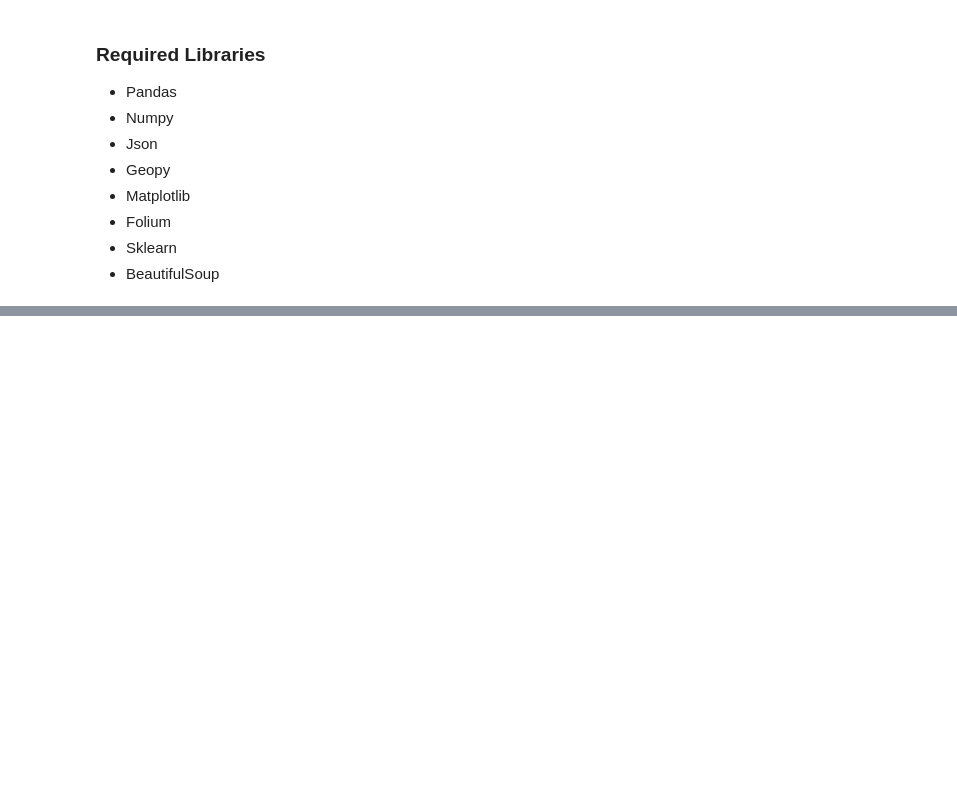
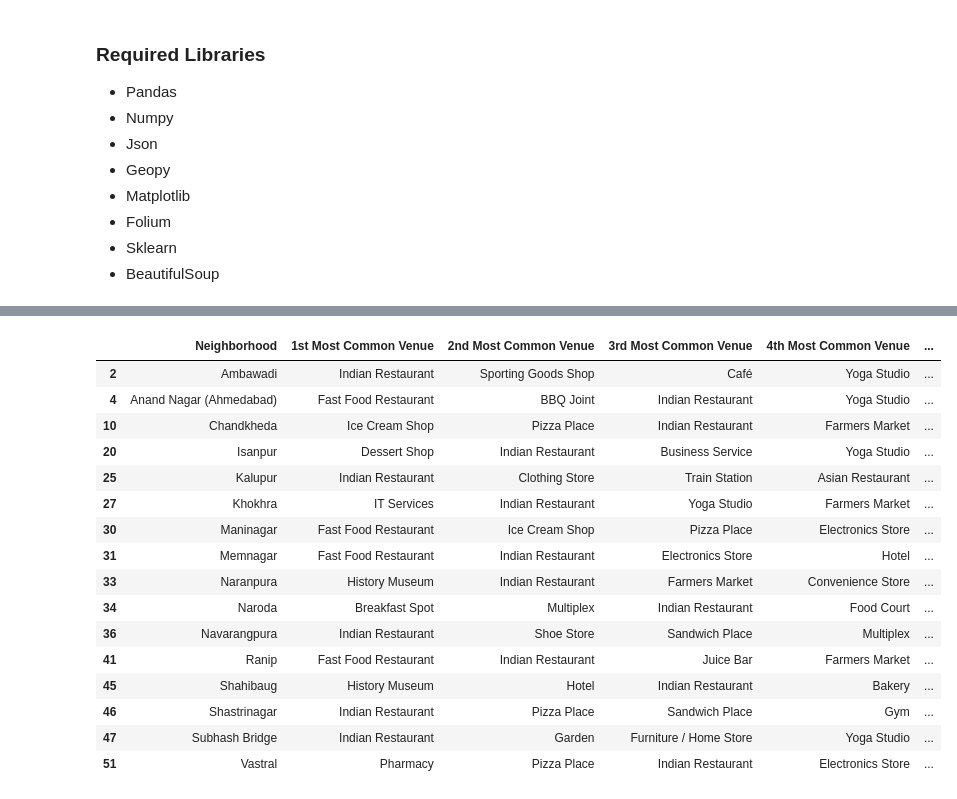
Before and after one commit to aawez/Neighborhoods-of-Ahmedabad, a Jupyter notebook: Clustering Neighborhoods of Ahmedabad.ipynb, the cells around one changed output, grey strips where cells are left out. Cells and saved outputs as stored; diff of their text form; code cells hidden in the pictures; blank space fills up the shorter version.

```diff
--- a/Clustering Neighborhoods of Ahmedabad.ipynb
+++ b/Clustering Neighborhoods of Ahmedabad.ipynb
@@ -19,0 +542,21 @@ First, we have to find out all the Neighborhoods of Ahmedabad. We will web scrap
+# %%
+cluster2 = ahmedabad_merged.loc[ahmedabad_merged['Cluster Labels'] == 1, ahmedabad_merged.columns[[0] + list(range(4, ahmedabad_merged.shape[1]))]]
+cluster2
+# %% [output]
+|  | Neighborhood | 1st Most Common Venue | 2nd Most Common Venue | 3rd Most Common Venue | 4th Most Common Venue | ... |
+| 2 | Ambawadi | Indian Restaurant | Sporting Goods Shop | Café | Yoga Studio | ... |
+| 4 | Anand Nagar (Ahmedabad) | Fast Food Restaurant | BBQ Joint | Indian Restaurant | Yoga Studio | ... |
+| 10 | Chandkheda | Ice Cream Shop | Pizza Place | Indian Restaurant | Farmers Market | ... |
+| 20 | Isanpur | Dessert Shop | Indian Restaurant | Business Service | Yoga Studio | ... |
+| 25 | Kalupur | Indian Restaurant | Clothing Store | Train Station | Asian Restaurant | ... |
+| 27 | Khokhra | IT Services | Indian Restaurant | Yoga Studio | Farmers Market | ... |
+| 30 | Maninagar | Fast Food Restaurant | Ice Cream Shop | Pizza Place | Electronics Store | ... |
+| 31 | Memnagar | Fast Food Restaurant | Indian Restaurant | Electronics Store | Hotel | ... |
+| 33 | Naranpura | History Museum | Indian Restaurant | Farmers Market | Convenience Store | ... |
+| 34 | Naroda | Breakfast Spot | Multiplex | Indian Restaurant | Food Court | ... |
+| 36 | Navarangpura | Indian Restaurant | Shoe Store | Sandwich Place | Multiplex | ... |
+| 41 | Ranip | Fast Food Restaurant | Indian Restaurant | Juice Bar | Farmers Market | ... |
+| 45 | Shahibaug | History Museum | Hotel | Indian Restaurant | Bakery | ... |
+| 46 | Shastrinagar | Indian Restaurant | Pizza Place | Sandwich Place | Gym | ... |
+| 47 | Subhash Bridge | Indian Restaurant | Garden | Furniture / Home Store | Yoga Studio | ... |
+| 51 | Vastral | Pharmacy | Pizza Place | Indian Restaurant | Electronics Store | ... |
```
Also changed, not shown: parts of 55 cells of this notebook.
